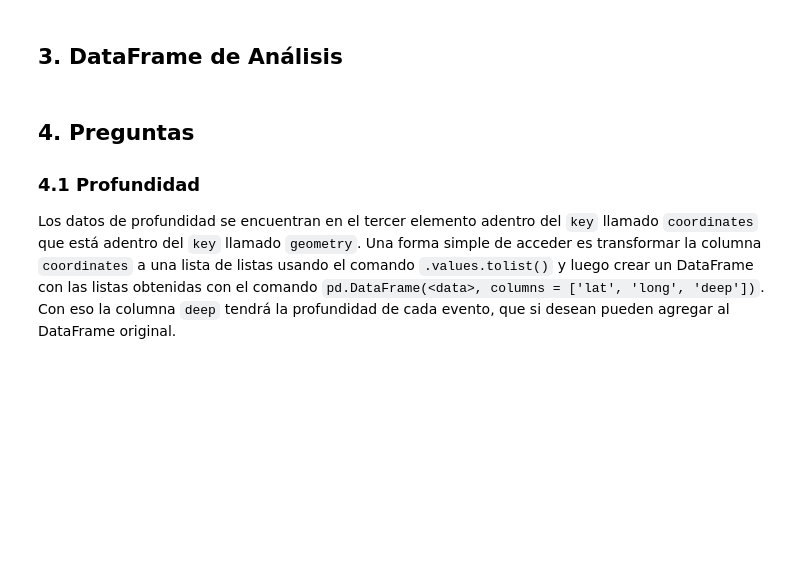
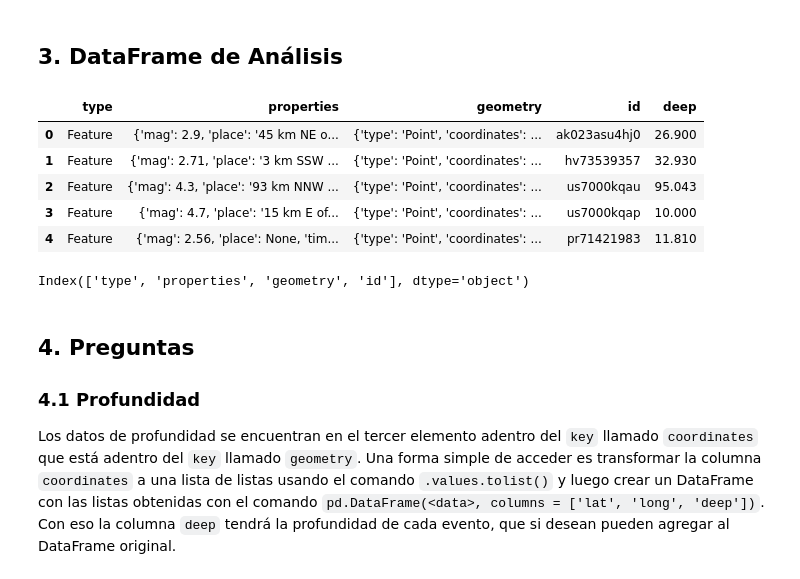
Before and after one commit to alecamposleyton/actividad-2, a Jupyter notebook: IMT2200 - Actividad 02.ipynb, the cells around one changed output. Cells and saved outputs as stored; diff of their text form; code cells hidden in the pictures; blank space fills up the shorter version.

```diff
--- a/IMT2200 - Actividad 02.ipynb
+++ b/IMT2200 - Actividad 02.ipynb
@@ -96,3 +102,16 @@ Al generarse un archivo del tipo .json el tipo de datos generados es semi-estruc
+# %%
+df.head() #seria el dataframe generado
+# %% [output]
+|  | type | properties | geometry | id | deep |
+| 0 | Feature | {'mag': 2.9, 'place': '45 km NE o... | {'type': 'Point', 'coordinates': ... | ak023asu4hj0 | 26.900 |
+| 1 | Feature | {'mag': 2.71, 'place': '3 km SSW ... | {'type': 'Point', 'coordinates': ... | hv73539357 | 32.930 |
+| 2 | Feature | {'mag': 4.3, 'place': '93 km NNW ... | {'type': 'Point', 'coordinates': ... | us7000kqau | 95.043 |
+| 3 | Feature | {'mag': 4.7, 'place': '15 km E of... | {'type': 'Point', 'coordinates': ... | us7000kqap | 10.000 |
+| 4 | Feature | {'mag': 2.56, 'place': None, 'tim... | {'type': 'Point', 'coordinates': ... | pr71421983 | 11.810 |
+# %%
+df.keys()
+# %% [output]
+Index(['type', 'properties', 'geometry', 'id'], dtype='object')
 # %% [markdown]
 ## 4. Preguntas
 
```
Also changed, not shown: parts of 13 cells of this notebook.
